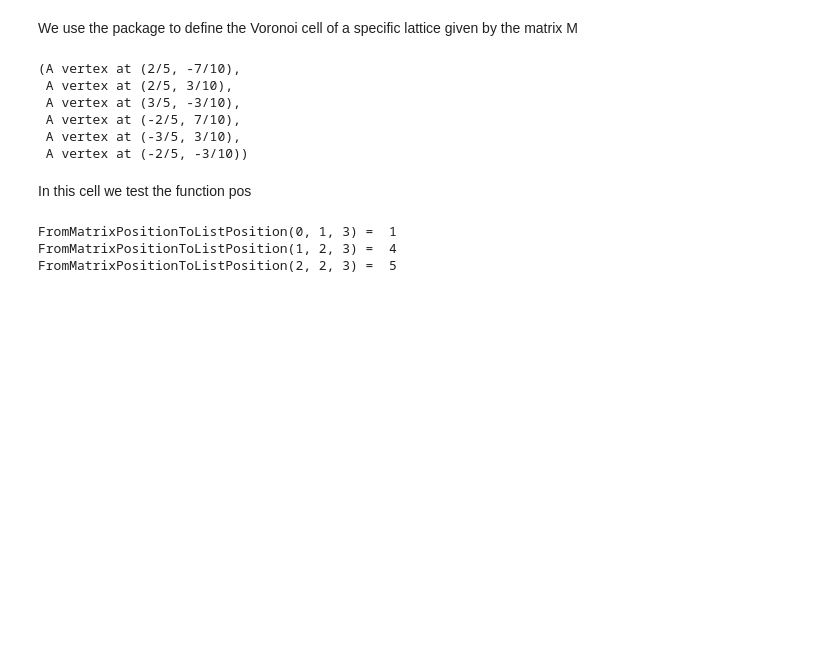
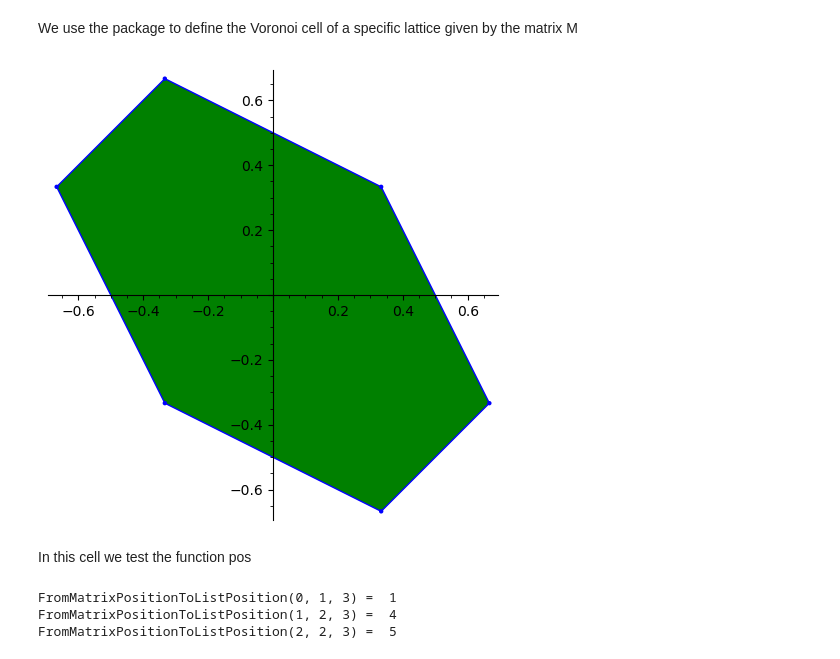
Before and after one commit to raulpenaguiao/VoronoiCellToolBox, a Jupyter notebook: demo_secondmoment.ipynb, the cells around one changed output. Saved outputs shown, nothing was run; the diff lists cells and outputs as text; code cells hidden in the pictures; blank space fills up the shorter version.

```diff
--- a/demo_secondmoment.ipynb
+++ b/demo_secondmoment.ipynb
@@ -2,14 +2,9 @@
 We use the package to define the Voronoi cell of a specific lattice given by the matrix M
 # %%
 from VoronoiCellToolBox.voronoi_cell import VCell
-VCell([[3, 1], [1, 2]], range=2).vertices()
+VCell([[2, 1], [1, 2]], range=2).plot()
 # %% [output]
-(A vertex at (2/5, -7/10),
- A vertex at (2/5, 3/10),
- A vertex at (3/5, -3/10),
- A vertex at (-2/5, 7/10),
- A vertex at (-3/5, 3/10),
- A vertex at (-2/5, -3/10))
+[figure, added]
 # %% [markdown]
 In this cell we test the function pos
 # %%
```
Also changed, not shown: parts of 8 cells of this notebook, 3 other files.
